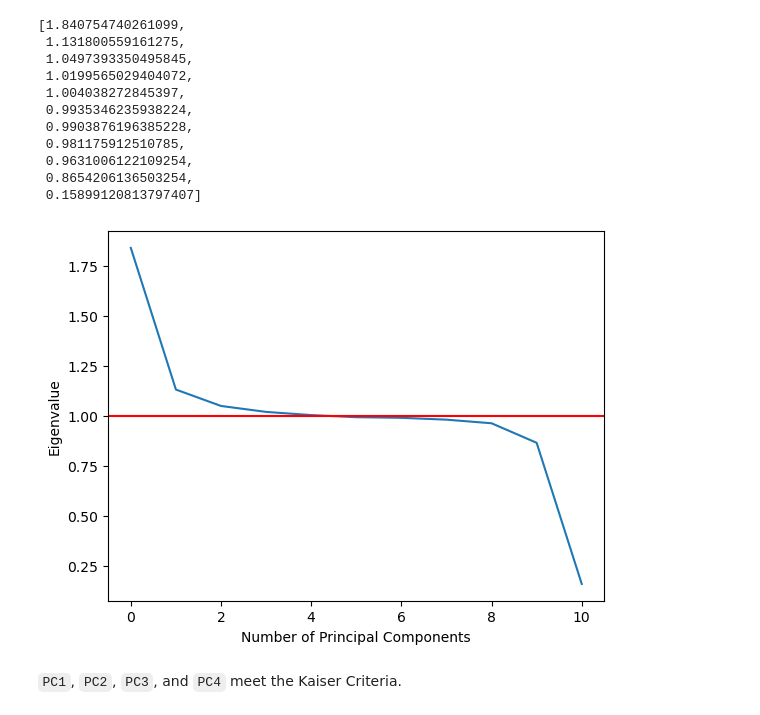
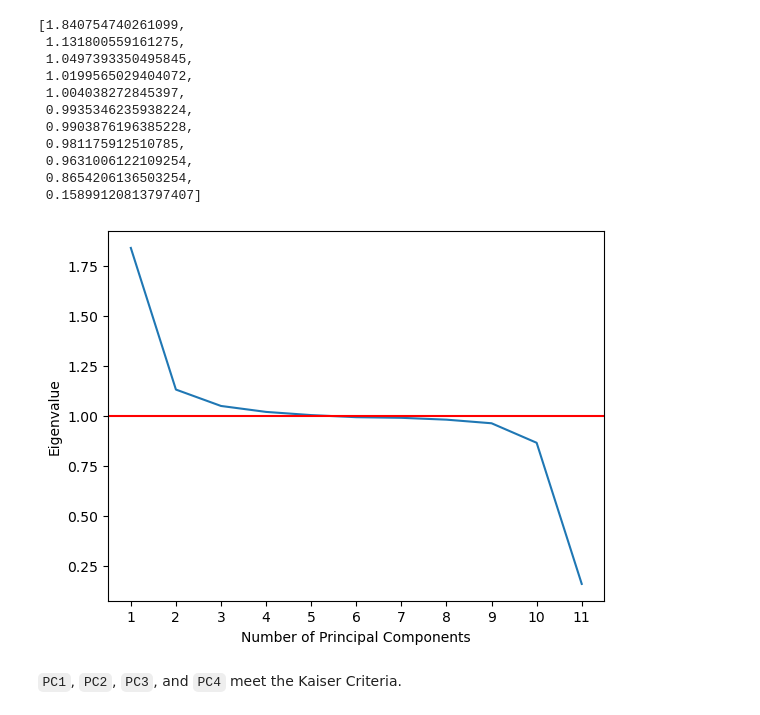
Before and after one commit to smmurdock/WGU-MSDA-DS, a Jupyter notebook: D206/Murdock_Shanay D206 PA Churn.ipynb, the cells around one changed output. Drawn from its saved outputs; the diff is of its cells as text; code cells hidden in the pictures.

Commit message:
Modified PCA loading matrix and fixed scree plot

```diff
--- a/D206/Murdock_Shanay D206 PA Churn.ipynb
+++ b/D206/Murdock_Shanay D206 PA Churn.ipynb
@@ -3058,13 +3018,16 @@ eigenvalues
  0.15899120813797407]
 # %%
 # Generate a scree plot indicating the number of Principal Components
-plt.plot(eigenvalues)
+PC_values = np.arange(pca.n_components_) + 1
+
+plt.plot(PC_values, eigenvalues)
 plt.xlabel('Number of Principal Components')
 plt.ylabel('Eigenvalue')
+plt.xticks(range(1,12,1))
 plt.axhline(y=1, color="red")
 plt.show()
 # %% [output]
-[figure, old version]
+[figure, new version]
 # %% [markdown]
 `PC1`, `PC2`, `PC3`, and `PC4` meet the Kaiser Criteria.
 # %% [markdown]
```
Also changed, not shown: parts of 7 cells of this notebook.
